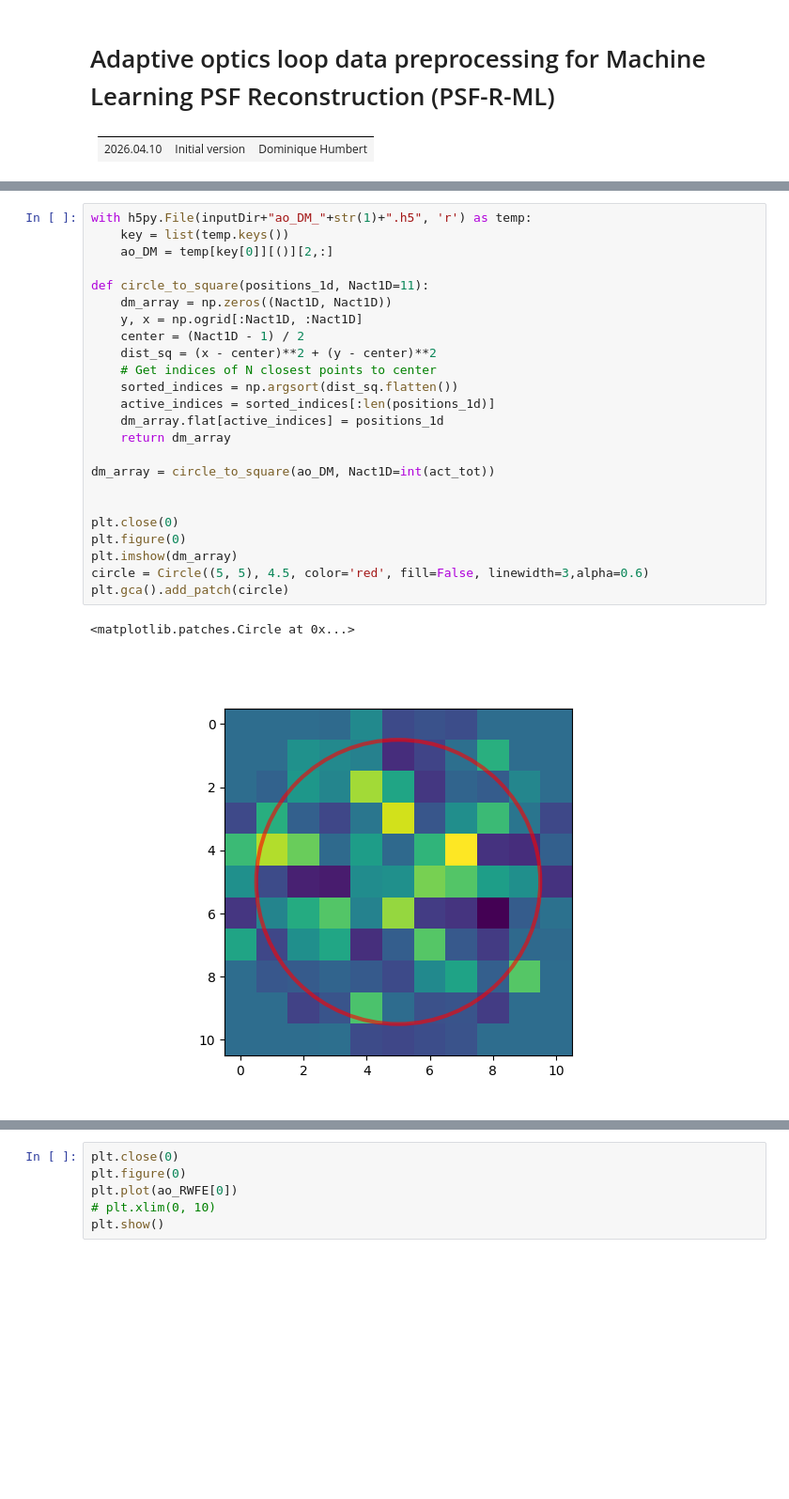
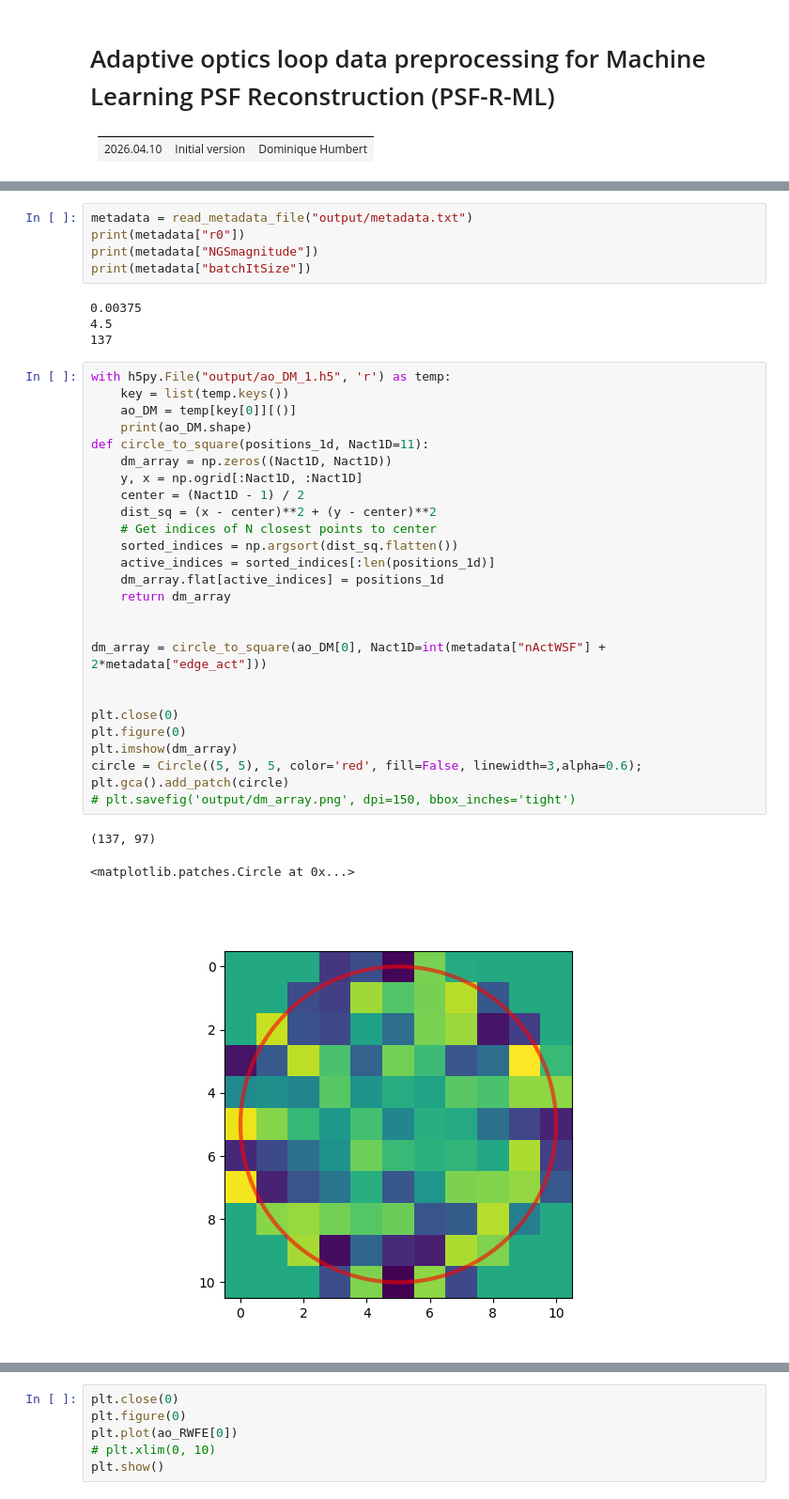
Before and after one commit to HumbertDominique/AO_simulations, a Jupyter notebook: preprocessing_template.ipynb, the cells around one changed output, grey strips where cells are left out. Shown at 94% size. Drawn from its saved outputs; the diff is of its cells as text; blank space fills up the shorter version.

Commit message:
format selection
implemented
- format selection
- better metadata output

```diff
--- a/preprocessing_template.ipynb
+++ b/preprocessing_template.ipynb
@@ -41,27 +55,39 @@ print(edge_act)
+# %%
+metadata = read_metadata_file("output/metadata.txt")
+print(metadata["r0"])
+print(metadata["NGSmagnitude"])
+print(metadata["batchItSize"])
+# %% [output]
+0.00375
+4.5
+137
 # %%
-with h5py.File(inputDir+"ao_DM_"+str(1)+".h5", 'r') as temp:
+with h5py.File("output/ao_DM_1.h5", 'r') as temp:
     key = list(temp.keys())
-    ao_DM = temp[key[0]][()][2,:]
-
+    ao_DM = temp[key[0]][()]
+    print(ao_DM.shape)
 def circle_to_square(positions_1d, Nact1D=11):
     dm_array = np.zeros((Nact1D, Nact1D))
     y, x = np.ogrid[:Nact1D, :Nact1D]
     center = (Nact1D - 1) / 2
     dist_sq = (x - center)**2 + (y - center)**2
     # Get indices of N closest points to center
     sorted_indices = np.argsort(dist_sq.flatten())
     active_indices = sorted_indices[:len(positions_1d)]
     dm_array.flat[active_indices] = positions_1d
     return dm_array
 
-dm_array = circle_to_square(ao_DM, Nact1D=int(act_tot))
+
+dm_array = circle_to_square(ao_DM[0], Nact1D=int(metadata["nActWSF"] + 2*metadata["edge_act"]))
 
 
 plt.close(0)
 plt.figure(0)
 plt.imshow(dm_array)
-circle = Circle((5, 5), 4.5, color='red', fill=False, linewidth=3,alpha=0.6)
+circle = Circle((5, 5), 5, color='red', fill=False, linewidth=3,alpha=0.6);
 plt.gca().add_patch(circle)
+# plt.savefig('output/dm_array.png', dpi=150, bbox_inches='tight')
 # %% [output]
-<matplotlib.patches.Circle at 0x...>
+(137, 97)
+<matplotlib.patches.Circle at 0x...>
-[figure, old version]
+[figure, new version]
```
Also changed, not shown: parts of 5 cells of this notebook, 6 other files.
